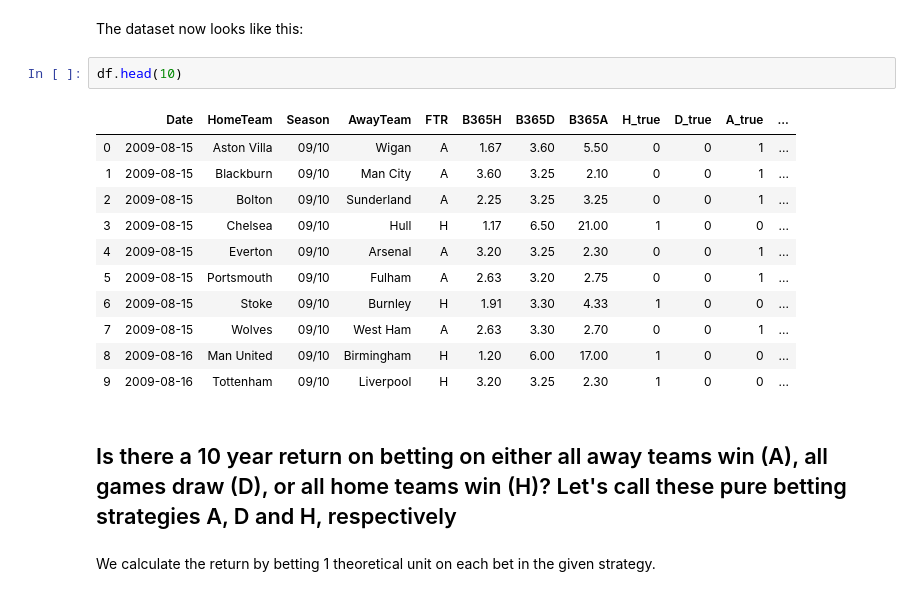
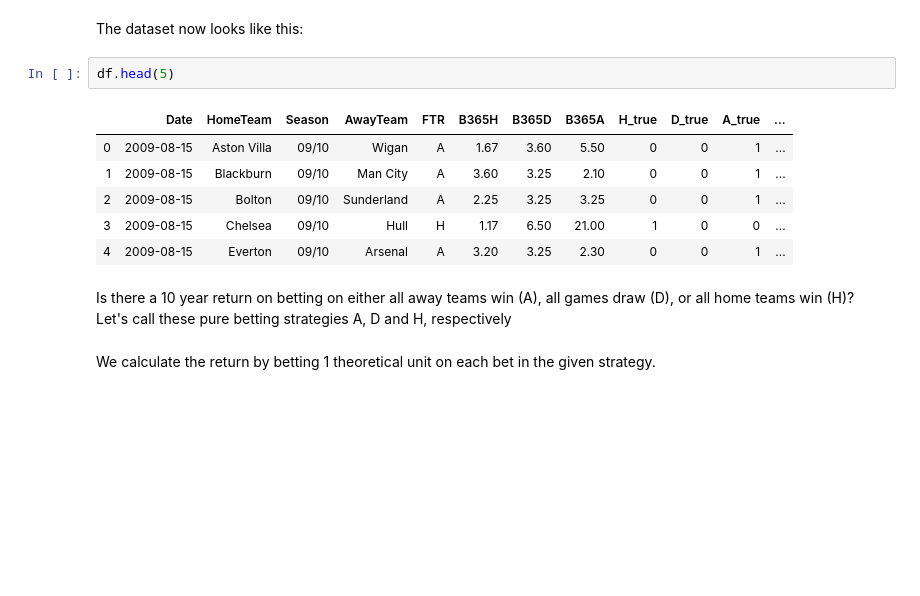
Before and after one commit to NumEconCopenhagen/projects-2020-group20, a Jupyter notebook: dataproject/dataproject.ipynb, the cells around one changed output. Saved outputs shown, nothing was run; the diff lists cells and outputs as text; blank space fills up the shorter version.

```diff
--- a/dataproject/dataproject.ipynb
+++ b/dataproject/dataproject.ipynb
@@ -115,21 +107,16 @@ df['Return_A'] = ( df.loc[:, 'A_true'] * df.loc[:, 'B365A'] )
 # %% [markdown]
 The dataset now looks like this:
 # %%
-df.head(10)
+df.head(5)
 # %% [output]
 |  | Date | HomeTeam | Season | AwayTeam | FTR | B365H | B365D | B365A | H_true | D_true | A_true | ... |
 | 0 | 2009-08-15 | Aston Villa | 09/10 | Wigan | A | 1.67 | 3.60 | 5.50 | 0 | 0 | 1 | ... |
 | 1 | 2009-08-15 | Blackburn | 09/10 | Man City | A | 3.60 | 3.25 | 2.10 | 0 | 0 | 1 | ... |
 | 2 | 2009-08-15 | Bolton | 09/10 | Sunderland | A | 2.25 | 3.25 | 3.25 | 0 | 0 | 1 | ... |
 | 3 | 2009-08-15 | Chelsea | 09/10 | Hull | H | 1.17 | 6.50 | 21.00 | 1 | 0 | 0 | ... |
 | 4 | 2009-08-15 | Everton | 09/10 | Arsenal | A | 3.20 | 3.25 | 2.30 | 0 | 0 | 1 | ... |
-| 5 | 2009-08-15 | Portsmouth | 09/10 | Fulham | A | 2.63 | 3.20 | 2.75 | 0 | 0 | 1 | ... |
-| 6 | 2009-08-15 | Stoke | 09/10 | Burnley | H | 1.91 | 3.30 | 4.33 | 1 | 0 | 0 | ... |
-| 7 | 2009-08-15 | Wolves | 09/10 | West Ham | A | 2.63 | 3.30 | 2.70 | 0 | 0 | 1 | ... |
-| 8 | 2009-08-16 | Man United | 09/10 | Birmingham | H | 1.20 | 6.00 | 17.00 | 1 | 0 | 0 | ... |
-| 9 | 2009-08-16 | Tottenham | 09/10 | Liverpool | H | 3.20 | 3.25 | 2.30 | 1 | 0 | 0 | ... |
 # %% [markdown]
-## Is there a 10 year return on betting on either all away teams win (A), all games draw (D), or all home teams win (H)? Let's call these pure betting strategies A, D and H, respectively
+Is there a 10 year return on betting on either all away teams win (A), all games draw (D), or all home teams win (H)? Let's call these pure betting strategies A, D and H, respectively
 # %% [markdown]
 We calculate the return by betting 1 theoretical unit on each bet in the given strategy.
 # %%
```
Also changed, not shown: parts of 5 cells of this notebook.
